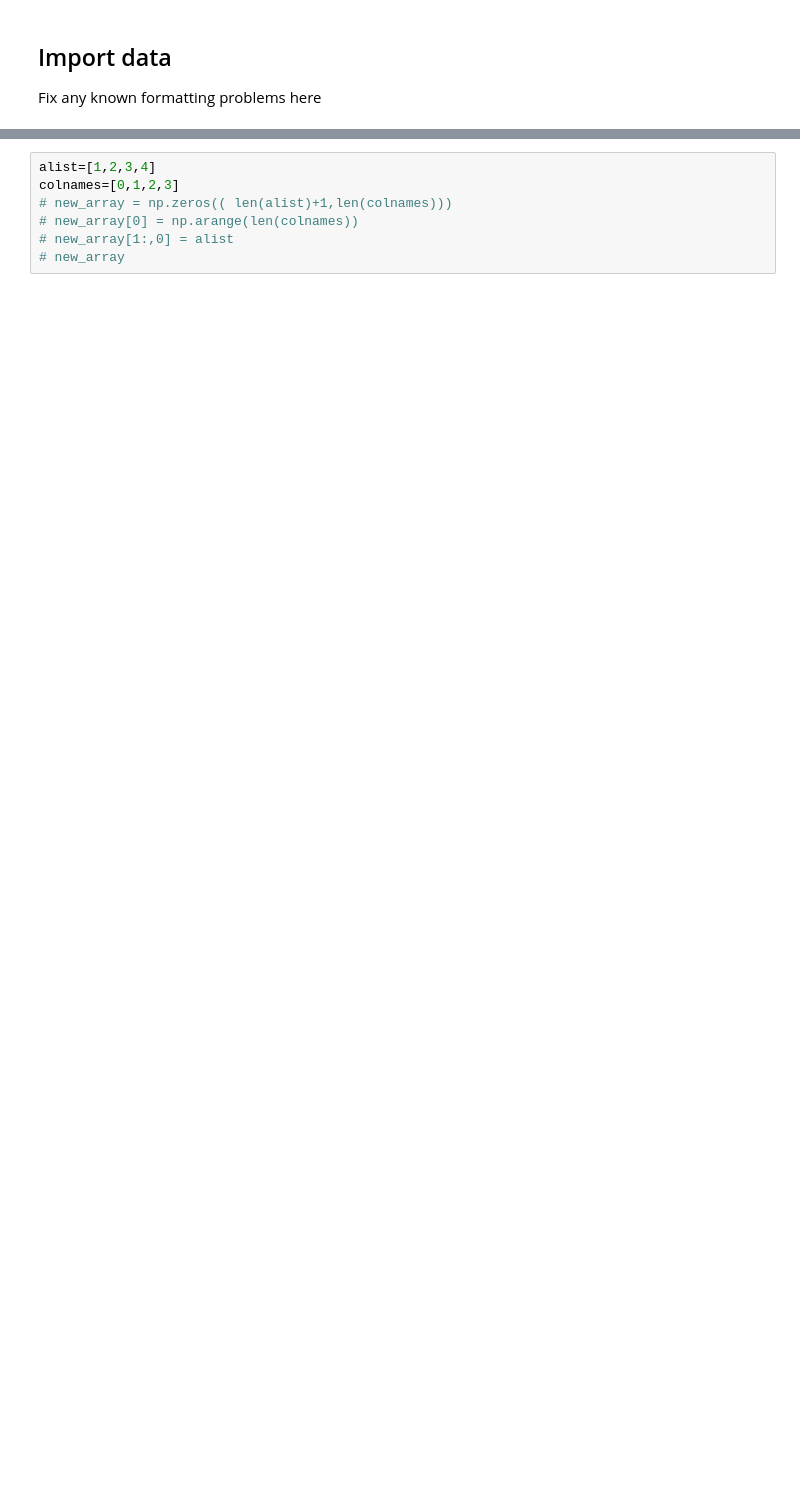
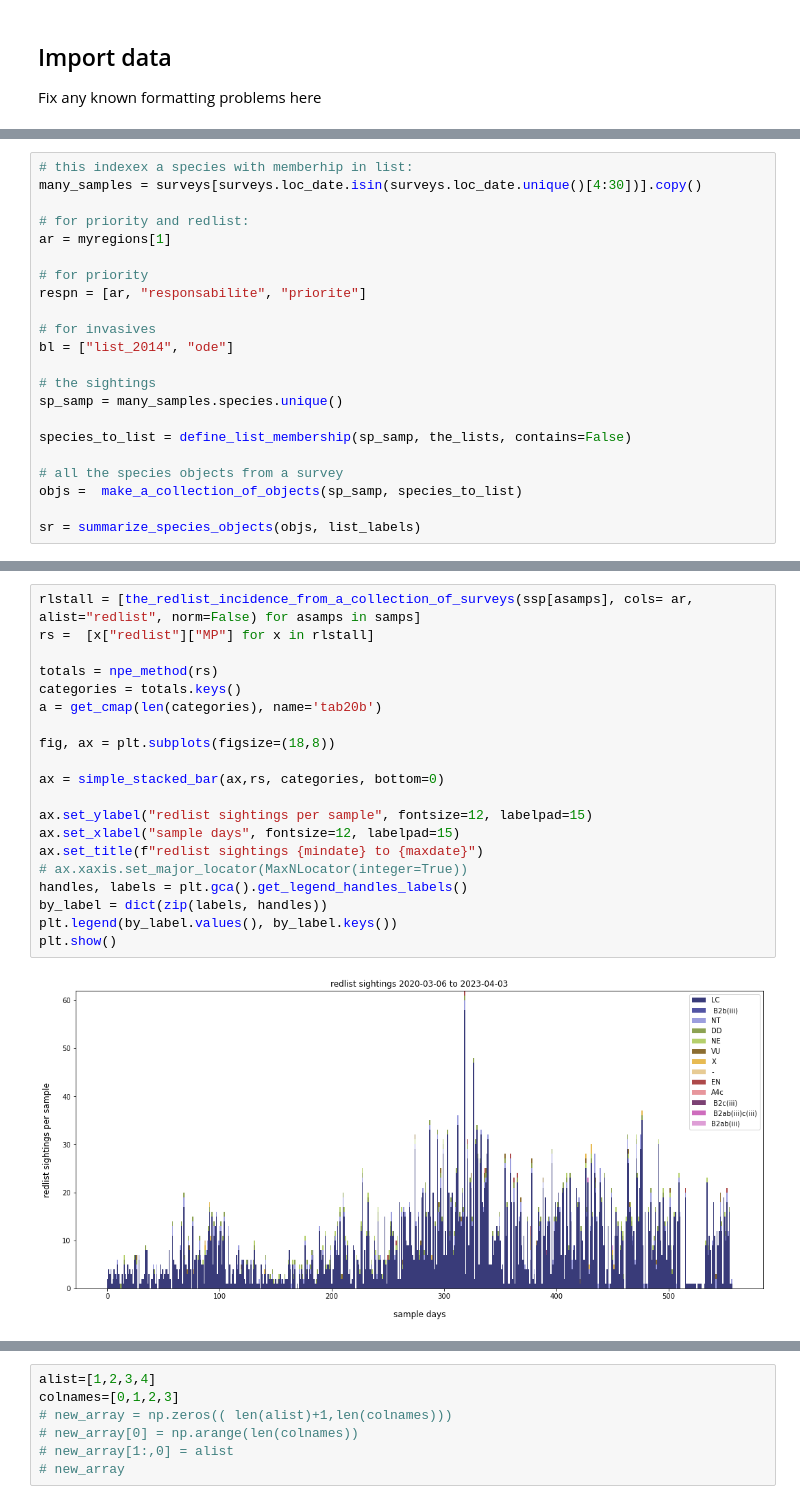
Before and after one commit to thorerismann/flora-buckets, a Jupyter notebook: species_watch_lists.ipynb, the cells around one changed output, grey strips where cells are left out. Saved outputs shown, nothing was run; the diff lists cells and outputs as text; blank space fills up the shorter version.

```diff
--- a/species_watch_lists.ipynb
+++ b/species_watch_lists.ipynb
@@ -221,0 +378,22 @@ pd.concat[DataFrame.from_records(x["redlist"])
+# %%
+# this indexex a species with memberhip in list:
+many_samples = surveys[surveys.loc_date.isin(surveys.loc_date.unique()[4:30])].copy()
+
+# for priority and redlist:
+ar = myregions[1]
+
+# for priority
+respn = [ar, "responsabilite", "priorite"]
+
+# for invasives
+bl = ["list_2014", "ode"]
+
+# the sightings
+sp_samp = many_samples.species.unique()
+
+species_to_list = define_list_membership(sp_samp, the_lists, contains=False)
+
+# all the species objects from a survey
+objs =  make_a_collection_of_objects(sp_samp, species_to_list)
+
+sr = summarize_species_objects(objs, list_labels)
@@ -221,0 +476,22 @@ pd.concat[DataFrame.from_records(x["redlist"])
+# %%
+rlstall = [the_redlist_incidence_from_a_collection_of_surveys(ssp[asamps], cols= ar, alist="redlist", norm=False) for asamps in samps]
+rs =  [x["redlist"]["MP"] for x in rlstall]
+
+totals = npe_method(rs)
+categories = totals.keys()
+a = get_cmap(len(categories), name='tab20b')
+
+fig, ax = plt.subplots(figsize=(18,8))
+
+ax = simple_stacked_bar(ax,rs, categories, bottom=0)
+
+ax.set_ylabel("redlist sightings per sample", fontsize=12, labelpad=15)
+ax.set_xlabel("sample days", fontsize=12, labelpad=15)
+ax.set_title(f"redlist sightings {mindate} to {maxdate}")
+# ax.xaxis.set_major_locator(MaxNLocator(integer=True))
+handles, labels = plt.gca().get_legend_handles_labels()
+by_label = dict(zip(labels, handles))
+plt.legend(by_label.values(), by_label.keys())
+plt.show()
+# %% [output]
+[figure, added]
```
Also changed, not shown: parts of 47 cells of this notebook, 1 other file.
